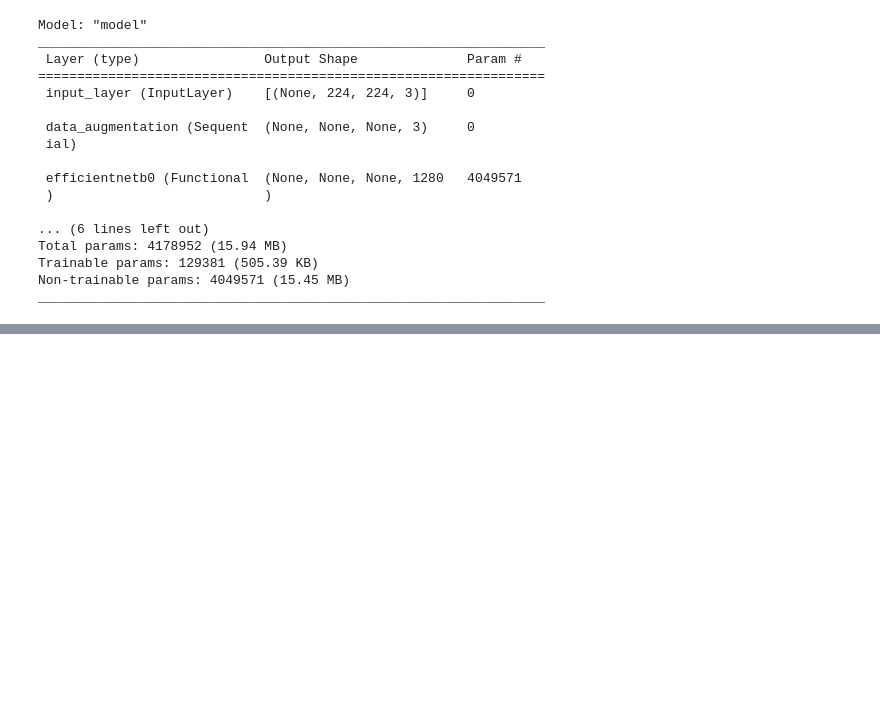
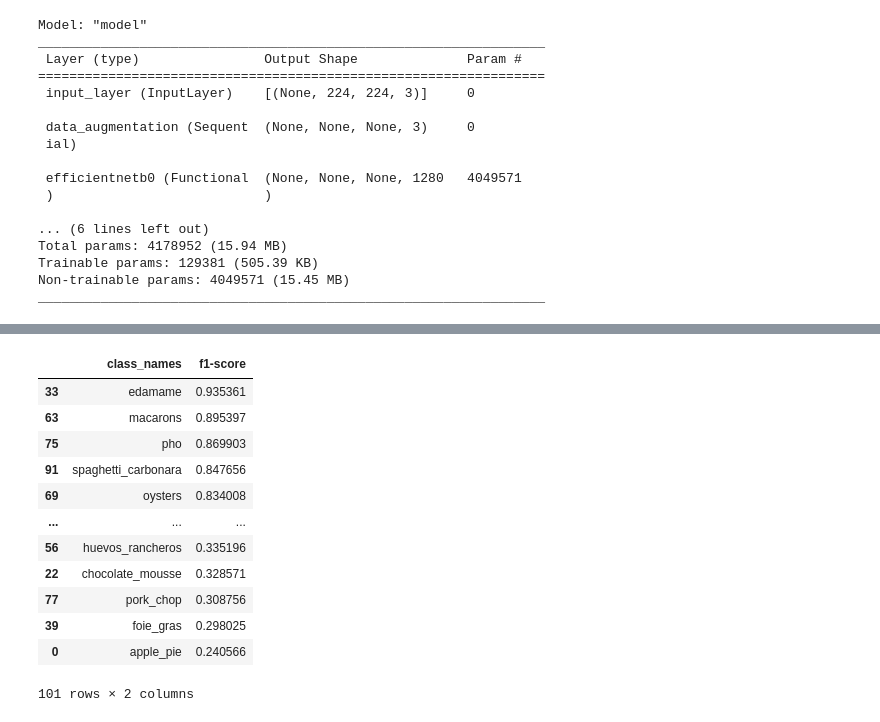
Before and after one commit to akhil4674/transfer_Learning_Experiment, a Jupyter notebook: 06_ transfer_Learning_Pt3.ipynb, the cells around one changed output, grey strips where cells are left out. Cells and saved outputs as stored; diff of their text form; code cells hidden in the pictures; blank space fills up the shorter version.

```diff
--- a/06_ transfer_Learning_Pt3.ipynb
+++ b/06_ transfer_Learning_Pt3.ipynb
@@ -167,0 +428,5 @@ _________________________________________________________________
+# %%
+# TO get the test labels , the test_data BatchDataset has ot be unbatched
+y_labels = []
+for images , labels in test_data.unbatch().as_numpy_iterator():
+    y_labels.append(labels.argmax())
@@ -167,0 +569,21 @@ _________________________________________________________________
+# %%
+# tURN f1 SCORES INTO DATAFRAMES , FOR VISUALIZATION
+
+import pandas as pd
+
+f1_scores = pd.DataFrame({"class_names": list(class_f1_scores.keys()),"f1-score": list(class_f1_scores.values())}).sort_values("f1-score", ascending = False)
+f1_scores
+# %% [output]
+|  | class_names | f1-score |
+| 33 | edamame | 0.935361 |
+| 63 | macarons | 0.895397 |
+| 75 | pho | 0.869903 |
+| 91 | spaghetti_carbonara | 0.847656 |
+| 69 | oysters | 0.834008 |
+| ... | ... | ... |
+| 56 | huevos_rancheros | 0.335196 |
+| 22 | chocolate_mousse | 0.328571 |
+| 77 | pork_chop | 0.308756 |
+| 39 | foie_gras | 0.298025 |
+| 0 | apple_pie | 0.240566 |
+101 rows × 2 columns
```
Also changed, not shown: parts of 49 cells of this notebook.
